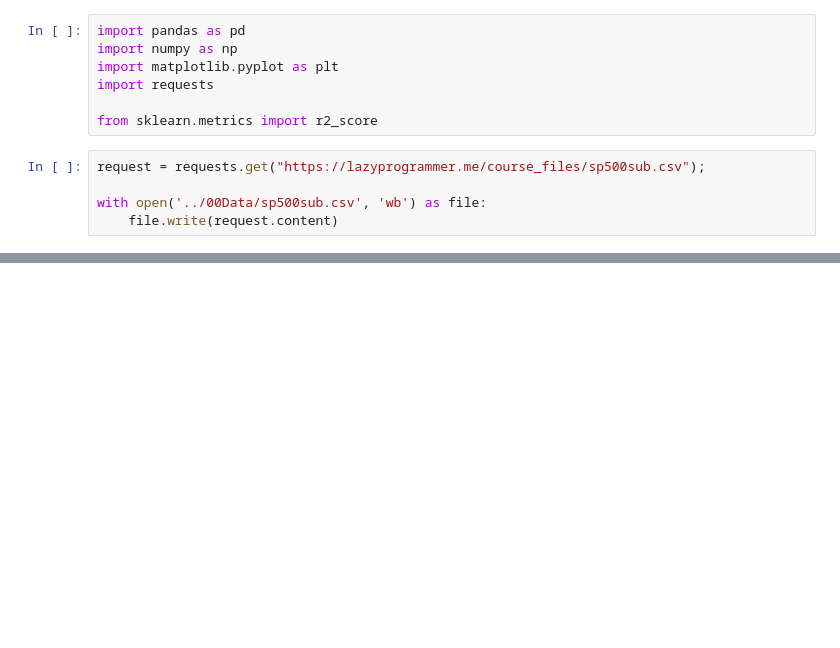
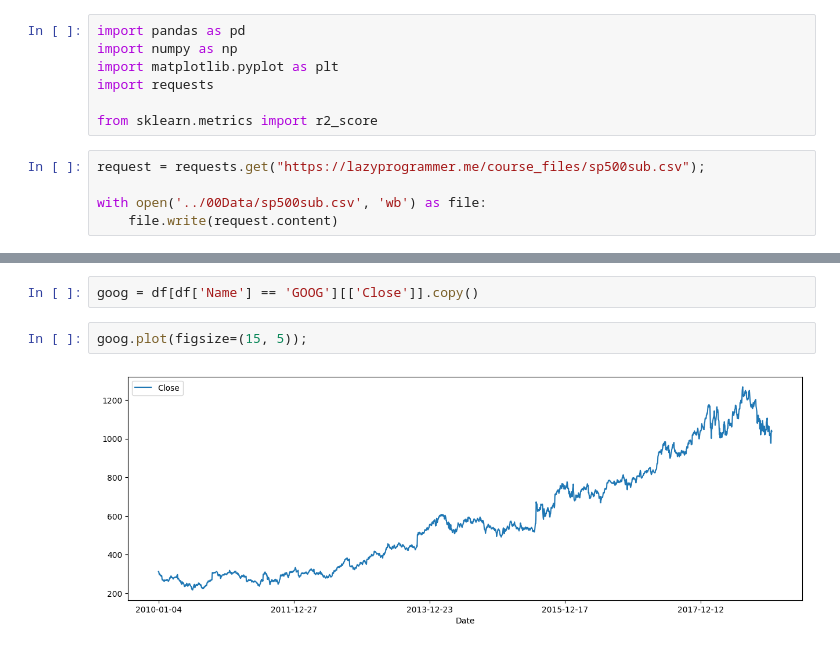
Before and after one commit to matheus-amorimb/python-time-series, a Jupyter notebook: 04ExponentialSmoothingEtsMethods/ets_stocks.ipynb, the cells around one changed output, grey strips where cells are left out. Cells and saved outputs as stored; diff of their text form; blank space fills up the shorter version.

```diff
--- a/04ExponentialSmoothingEtsMethods/ets_stocks.ipynb
+++ b/04ExponentialSmoothingEtsMethods/ets_stocks.ipynb
@@ -23,0 +46,6 @@ df.head()
+# %%
+goog = df[df['Name'] == 'GOOG'][['Close']].copy()
+# %%
+goog.plot(figsize=(15, 5));
+# %% [output]
+[figure, added]
```
Also changed, not shown: parts of 3 cells of this notebook.
